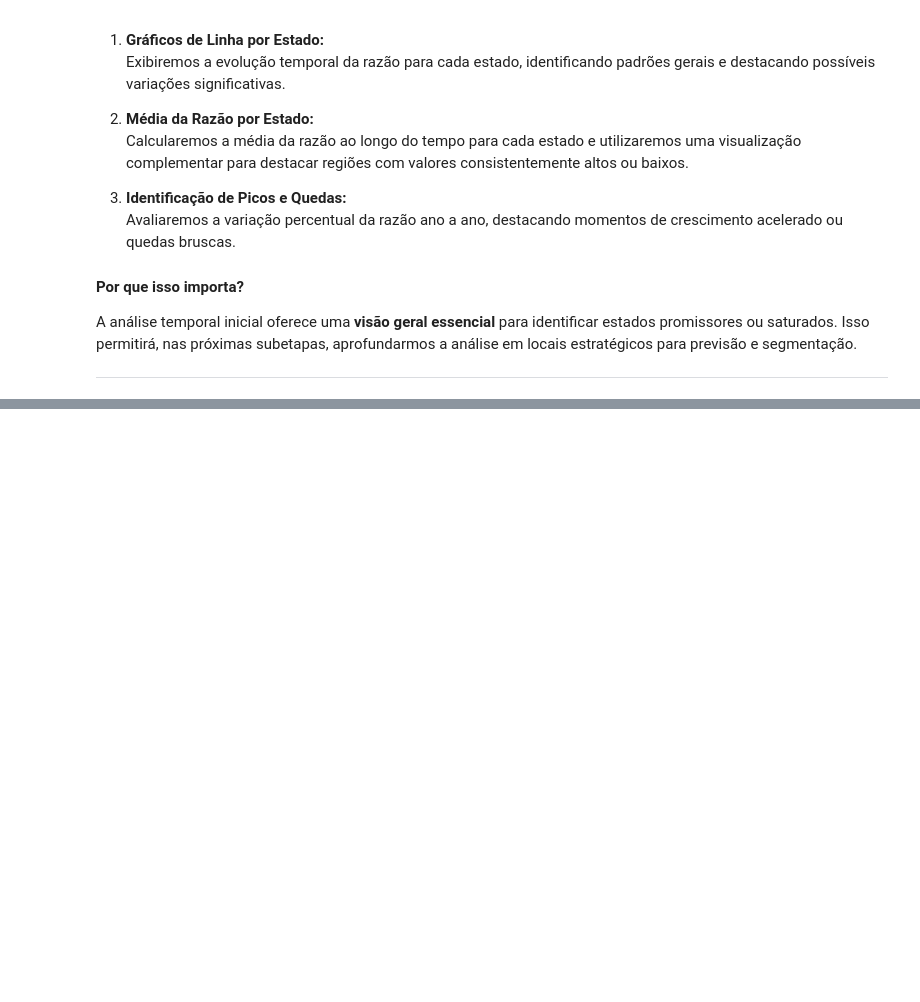
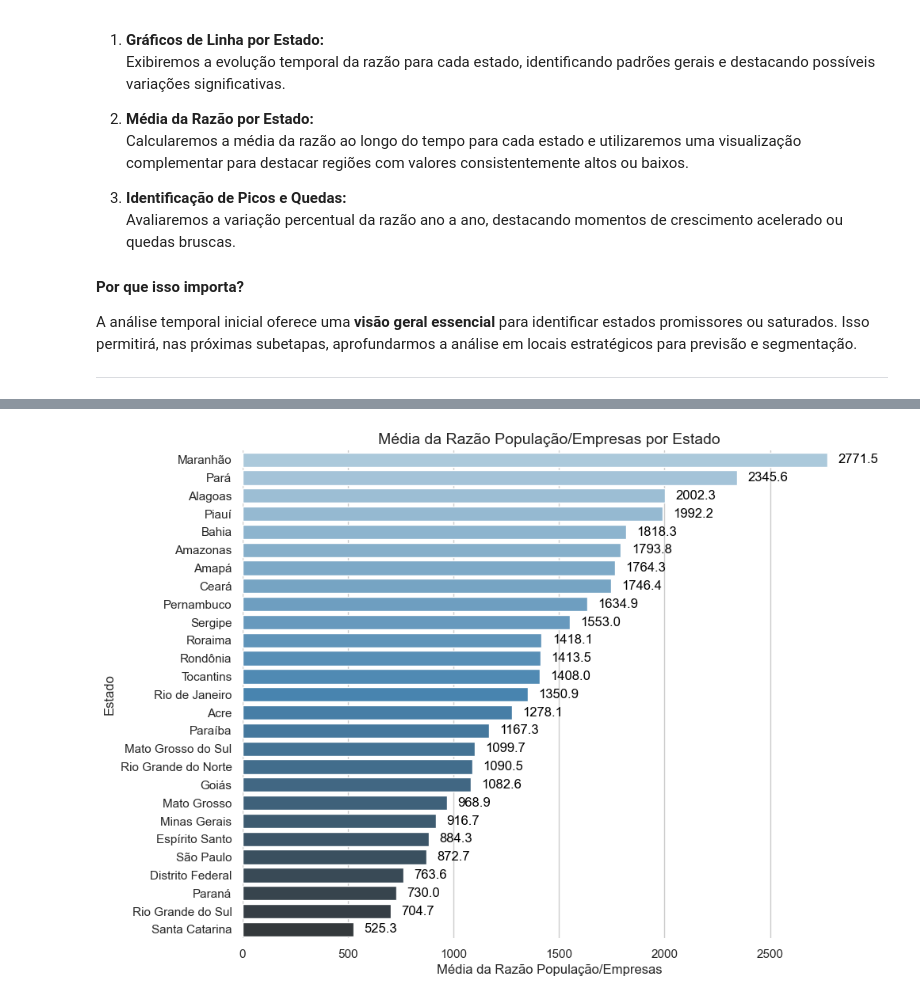
Before and after one commit to tnleite/real-estate-opportunities-analysis, a Jupyter notebook: 02-Analise/real-estate-opportunities-analysis.ipynb, the cells around one changed output, grey strips where cells are left out. Cells and saved outputs as stored; diff of their text form; code cells hidden in the pictures; blank space fills up the shorter version.

```diff
--- a/02-Analise/real-estate-opportunities-analysis.ipynb
+++ b/02-Analise/real-estate-opportunities-analysis.ipynb
@@ -940,0 +1035,87 @@ A análise temporal inicial oferece uma **visão geral essencial** para identifi
+# %%
+# 🔄 média da razão para visualização
+medias_estados = (
+    df_final.groupby('estado')['razao_populacao_empresas']
+    .mean()
+    .reset_index()
+    .rename(columns={'razao_populacao_empresas': 'media_razao'})
+    .sort_values(by='media_razao', ascending=False)
+)
+
+# 📊 GRÁFICO 1: Média da Razão População/Empresas por Estado
+# -------------------------------------------------------------
+# Objetivo: Visualizar a média da razão população/empresas por estado, destacando
+# quais estados possuem a maior ou menor média ao longo do período analisado (2007-2020).
+# -------------------------------------------------------------
+
+plt.figure(figsize=(10, 8))
+sns.set_style("whitegrid")
+
+# 🔹 Criar o barplot com cores baseadas na escala de azul
+ax = sns.barplot(
+    data=medias_estados,
+    x='media_razao',
+    y='estado',
+    palette='Blues_d',
+    hue='estado',  # Associar a paleta ao estado
+    legend=False  # Desativar a legenda
+)
+
+# 🔹 Adicionar valores numéricos ao final de cada barra
+for i, (valor, estado) in enumerate(zip(medias_estados['media_razao'], medias_estados['estado'])):
+    ax.text(valor + 50, i, f"{valor:.1f}", color='black', va='center')
+
+# 🔹 Ajustar os rótulos e título
+plt.title('Média da Razão População/Empresas por Estado', fontsize=14)
+plt.xlabel('Média da Razão População/Empresas')
+plt.ylabel('Estado')
+
+# 🔹 Remover a linha de grade vertical para um visual mais limpo
+sns.despine(left=True, bottom=True)
+
+# 🔹 Exibir o gráfico
+plt.show()
+
+
+# 📊 GRÁFICO 2: Evolução Temporal dos Estados Extremos
+# -------------------------------------------------------------
+# Objetivo: Mostrar a evolução temporal da razão população/empresas para os 5 estados
+# com as maiores e menores médias, destacando o impacto da pandemia (2020-2021).
+# -------------------------------------------------------------
+
+# 🔄 Definir os estados extremos (5 maiores e 5 menores) novamente se necessário
+top_5_estados = medias_estados.head(5)['estado'].tolist()
+bottom_5_estados = medias_estados.tail(5)['estado'].tolist()
+
+# 🔄 Filtrar os dados para os estados extremos
+df_top_bottom = df_final[df_final['estado'].isin(top_5_estados + bottom_5_estados)]
+
+# 🔹 Criar o gráfico de linhas
+plt.figure(figsize=(12, 8))
+sns.lineplot(
+    data=df_top_bottom,
+    x='ano',
+    y='razao_populacao_empresas',
+    hue='estado',
+    marker='o',
+    linewidth=2,
+    palette='tab10'
+)
+
+# 🔹 Adicionar faixa de sombra para o período da pandemia (2020-2021)
+plt.axvspan(2020, 2021, color='red', alpha=0.3, label='Período da Pandemia (2020-2021)')
+
+# 🔹 Ajustes de título, rótulos e grade
+plt.title('Evolução Temporal dos Estados Extremos', fontsize=14)
+plt.xlabel('Ano')
+plt.ylabel('Razão População/Empresas')
+plt.grid(True)
+
+# 🔹 Ajustar a legenda para fora do gráfico
+plt.legend(title='Estado', bbox_to_anchor=(1.05, 1), loc='upper left')
+plt.tight_layout()
+
+# 🔹 Exibir o gráfico
+plt.show()
+# %% [output]
+[figure, added]
```
Also changed, not shown: parts of 7 cells of this notebook.
